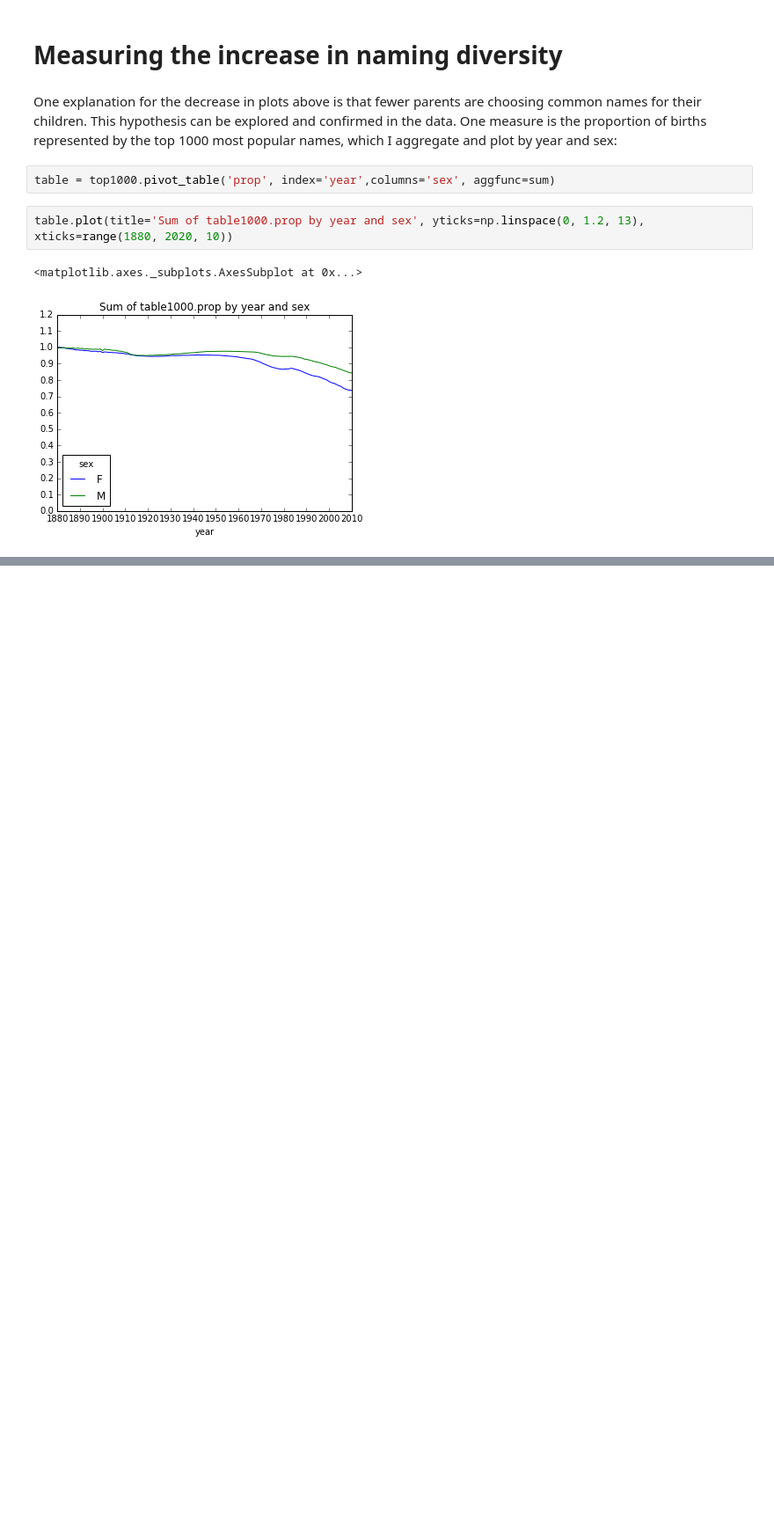
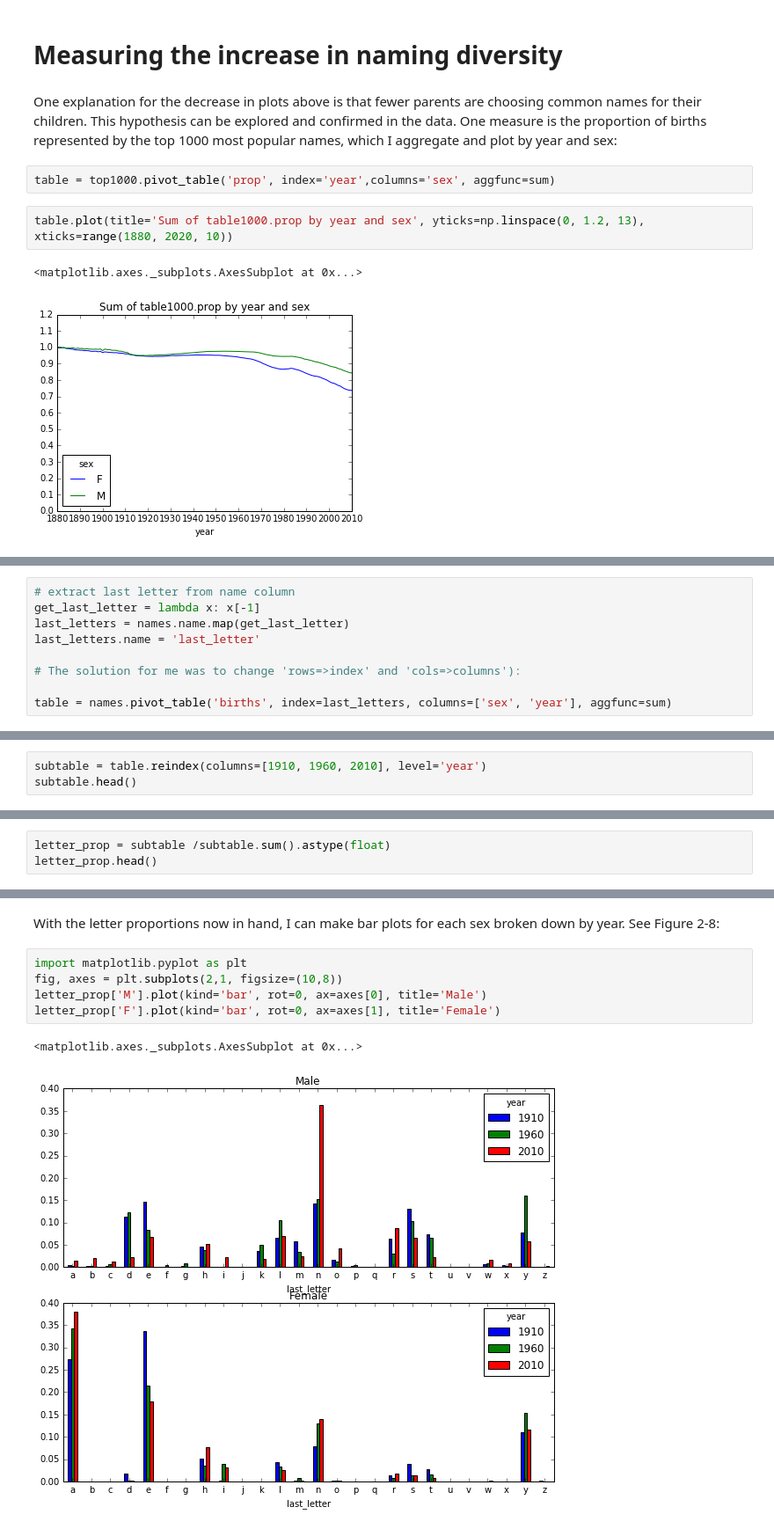
Before and after one commit to kevmct90/Python4DataScience, a Jupyter notebook: ch02.ipynb, the cells around one changed output, grey strips where cells are left out. Shown: that part at 88% size. Cells and saved outputs as stored; diff of their text form; blank space fills up the shorter version.

```diff
--- a/ch02.ipynb
+++ b/ch02.ipynb
@@ -741,0 +874,9 @@ table.plot(title='Sum of table1000.prop by year and sex', yticks=np.linspace(0,
+# %%
+# extract last letter from name column
+get_last_letter = lambda x: x[-1]
+last_letters = names.name.map(get_last_letter)
+last_letters.name = 'last_letter'
+
+# The solution for me was to change 'rows=>index' and 'cols=>columns'):
+
+table = names.pivot_table('births', index=last_letters, columns=['sex', 'year'], aggfunc=sum)
@@ -741,0 +886,3 @@ table.plot(title='Sum of table1000.prop by year and sex', yticks=np.linspace(0,
+# %%
+subtable = table.reindex(columns=[1910, 1960, 2010], level='year')
+subtable.head()
@@ -741,0 +912,3 @@ table.plot(title='Sum of table1000.prop by year and sex', yticks=np.linspace(0,
+# %%
+letter_prop = subtable /subtable.sum().astype(float)
+letter_prop.head()
@@ -741,0 +924,11 @@ table.plot(title='Sum of table1000.prop by year and sex', yticks=np.linspace(0,
+# %% [markdown]
+With the letter proportions now in hand, I can make bar plots for each sex broken
+down by year. See Figure 2-8:
+# %%
+import matplotlib.pyplot as plt
+fig, axes = plt.subplots(2,1, figsize=(10,8))
+letter_prop['M'].plot(kind='bar', rot=0, ax=axes[0], title='Male')
+letter_prop['F'].plot(kind='bar', rot=0, ax=axes[1], title='Female')
+# %% [output]
+<matplotlib.axes._subplots.AxesSubplot at 0x...>
+[figure, added]
```
Also changed, not shown: parts of 47 cells of this notebook.
